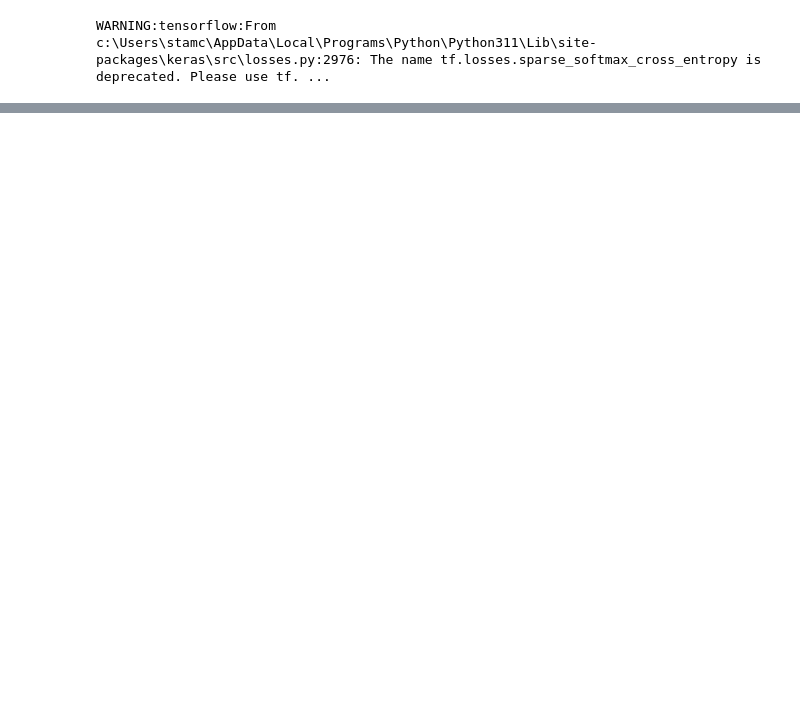
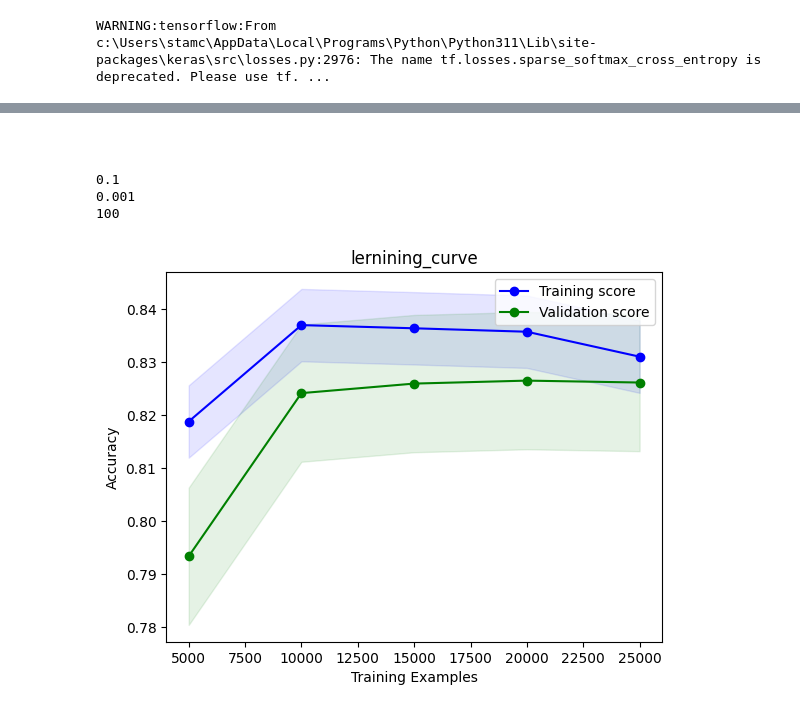
Before and after one commit to MariaSchoinaki/Imdb-classification-ML, a Jupyter notebook: src/LogisticRegression.ipynb, the cells around one changed output, grey strips where cells are left out. Drawn from its saved outputs; the diff is of its cells as text; code cells hidden in the pictures; blank space fills up the shorter version.

```diff
--- a/src/LogisticRegression.ipynb
+++ b/src/LogisticRegression.ipynb
@@ -10,8 +16,9 @@ WARNING:tensorflow:From c:\Users\stamc\AppData\Local\Programs\Python\Python311\L
 # %%
-m = 2500
+m = 3000
 n = 200
-k = 0
-
+k = 80
+infogain = False
+g = 800
 
 (x_train_imdb, y_train_imdb), (x_test_imdb, y_test_imdb) = tf.keras.datasets.imdb.load_data(num_words=m-k, skip_top=n)
 
@@ -37,11 +90,14 @@ Vocabulary size: 2260
 # %%
 class LogisticRegression:
-    def __init__(self, lambda_value = 0.001, max_iter = 100):
+    def __init__(self, lambda_value = 0.1, max_iter = 100,eta=0.001):
         self.lambda_value = lambda_value
         self.max_iter = max_iter
         self.weights = None
         self.regularization = 0
-        self.eta = 0.01
+        self.eta = eta
+
+
+
 
     def fit(self, X, y):
         samples = X.shape[0]
@@ -49,17 +105,17 @@ class LogisticRegression:
         self.weights = np.zeros(features)
 
         for t in range(self.max_iter):
-            linear = np.dot(X, self.weights) + self.regularization
+            linear = np.dot(X, self.weights)
             y_pred = self.sigmoid(linear)
 
-            gradient_ascent = np.dot(X.T, (y_pred - y)) * (1 / samples)
-            loss = np.sum(y_pred - y) * (1 / samples)
+            gradient_ascent = np.mean((y-y_pred)*X.T, axis=1)-self.lambda_value*sum(self.weights**2)
 
-            self.weights -= self.eta * gradient_ascent
-            self.regularization -= self.lambda_value * loss
+            self.weights += self.eta * gradient_ascent
+
+
 
     def predict(self, X):
-        linear = np.dot(X, self.weights) + self.regularization
+        linear = np.dot(X, self.weights)
         y_pred = self.sigmoid(linear)
         y_pred_classes = [1 if i>0.5 else 0 for i in y_pred]
         return y_pred_classes
@@ -106,0 +143,8 @@ weighted avg       0.85      0.85      0.85     25000
+# %%
+from visualizations import *
+
+data = classification_data(LogisticRegression(), x_train_imdb_binary, y_train_imdb, x_test_imdb_binary, y_test_imdb, 5)
+
+
+data_table = classification_table(data,x_train_imdb_binary)
+ipd.display(data_table)
@@ -106,0 +158,35 @@ weighted avg       0.85      0.85      0.85     25000
+# %% [markdown]
+###
+# %%
+from visualizations import *
+
+
+Eta=[0.01, 0.001]
+L=[1, 0.1, 0.01, 0.001]
+iter=[1000,100,50]
+maxAccuracy = -float('inf')
+
+
+for h,l,it in zip(Eta,L,iter):
+    log.eta=h
+    log.lambda_value=l
+    log.max_iter=it
+    log.fit(x_train_imdb_binary,y_train_imdb)
+    c_accuracy=accuracy_score(y_test_imdb,log.predict(x_test_imdb_binary))
+    if(c_accuracy>maxAccuracy):
+        maxAccuracy = c_accuracy
+        bestl=l
+        besth=h
+        bestIter=it
+
+print(bestl)
+print(besth)
+print(bestIter)
+# %% [output]
+0.1
+0.001
+100
+# %%
+plot_learning_curve(data,"lernining_curve",False,'accuracy',"Accuracy")
+# %% [output]
+[figure, added]
```
Also changed, not shown: parts of 18 cells of this notebook.
